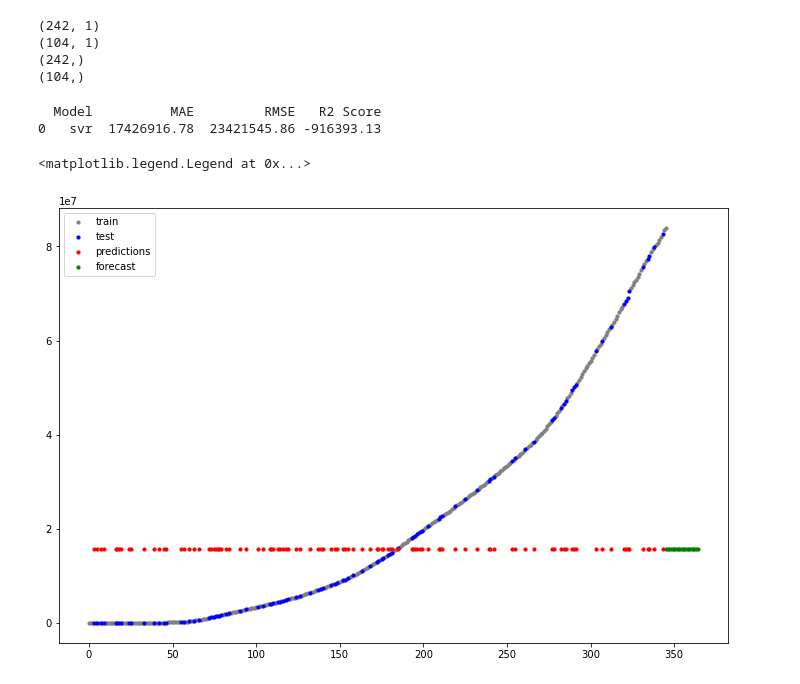
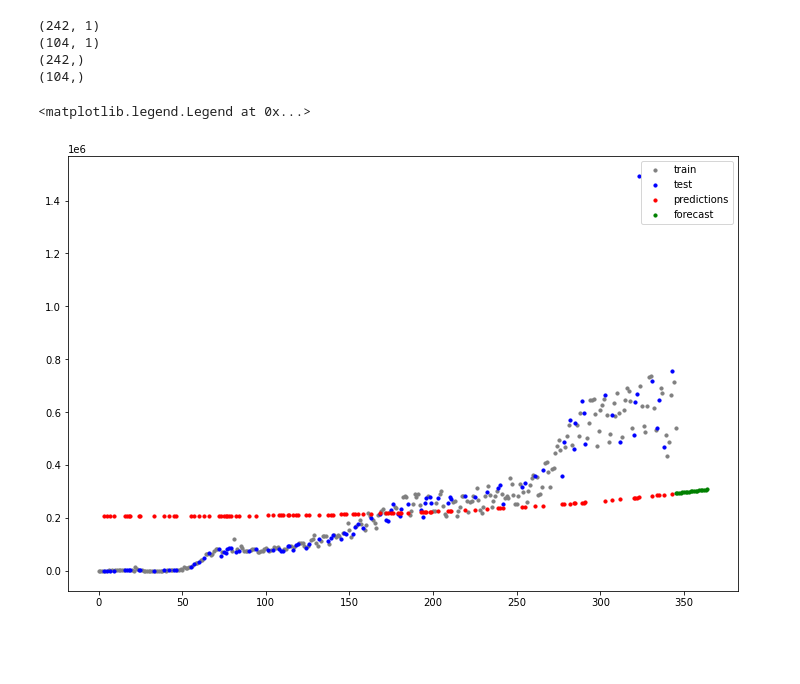
Before and after one commit to n-Faiz/WQD7006_ML_Covid19, a Jupyter notebook: Covid-19 Analysis & Machine learning.ipynb, the cells around one changed output. Drawn from its saved outputs; the diff is of its cells as text; code cells hidden in the pictures; blank space fills up the shorter version.

```diff
--- a/Covid-19 Analysis & Machine learning.ipynb
+++ b/Covid-19 Analysis & Machine learning.ipynb
@@ -510,7 +595,7 @@ X = world_df['Date'].values.reshape(-1, 1)
 X = np.array(range(len(world_df['Date']))).reshape(-1,1)
 
 
-y = world_df['Confirmed']
+y = world_df['New Confirmed']
 
 from sklearn.model_selection import train_test_split
 Xtrain, Xtest, ytrain, ytest = train_test_split(X, y, random_state=42 ,train_size = 0.7)
@@ -556,36 +644,37 @@ pred_list.insert(0,"date",pd.Series(pd.date_range("2021-01-01", periods=20, freq
 # %%
 from sklearn.svm import SVR
 from sklearn import metrics
 from sklearn.metrics import confusion_matrix
 
 
 # svr = SVR(kernel='poly')
 svr = SVR(kernel='poly')
 svr.fit(Xtrain,ytrain)
 ypred = svr.predict(Xtest)
 yforecast = svr.predict(Xforecast)
 
-score = score.append({
-    "Model":'svr',
-    "MAE": round(metrics.mean_absolute_error(ypred,ytest),2),
-    "RMSE": round(metrics.mean_squared_error(ytest,ypred,squared=False),2),
-    "R2 Score": round(metrics.r2_score(ypred,ytest),2)
-},ignore_index = True)
 
-print(score)
+from contextlib import suppress
+
+with suppress(Exception):
+    score = score.append({
+        "Model":'Support Vector Regression',
+        "MAE": round(metrics.mean_absolute_error(ypred,ytest),2),
+        "RMSE": round(metrics.mean_squared_error(ytest,ypred,squared=False),2),
+        "R2 Score": round(metrics.r2_score(ypred,ytest),2)
+    },ignore_index = True)
+
+    pred_list.insert(1,"Support Vector Regression",yforecast)
 
 
-pred_list.insert(1,"svr",yforecast)
 
 plt.figure(figsize=(12,8))
 plt.plot()
 plt.scatter(Xtrain,ytrain,label = 'train',c = 'grey',s=10)
 plt.scatter(Xtest,ytest,label = 'test',color ='blue',s=10)
 plt.scatter(Xtest,ypred,label = 'predictions',color = 'red',s=10)
 plt.scatter(Xforecast,yforecast,label = 'forecast',color = 'green',s=10)
 plt.legend()
 # %% [output]
-  Model          MAE         RMSE   R2 Score
-0   svr  17426916.78  23421545.86 -916393.13
+<matplotlib.legend.Legend at 0x...>
-<matplotlib.legend.Legend at 0x...>
-[figure, old version]
+[figure, new version]
```
Also changed, not shown: parts of 44 cells of this notebook.
